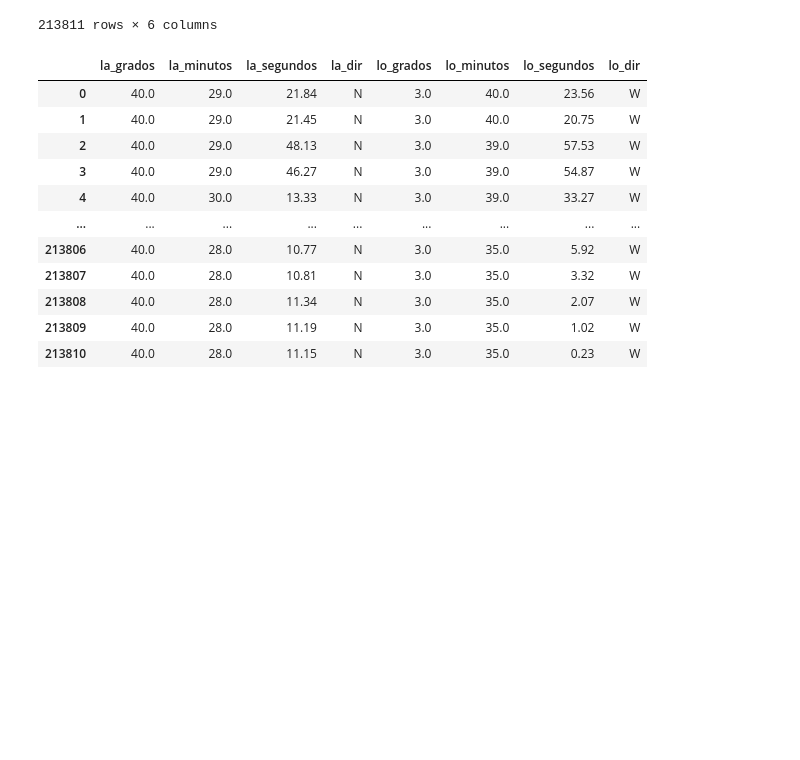
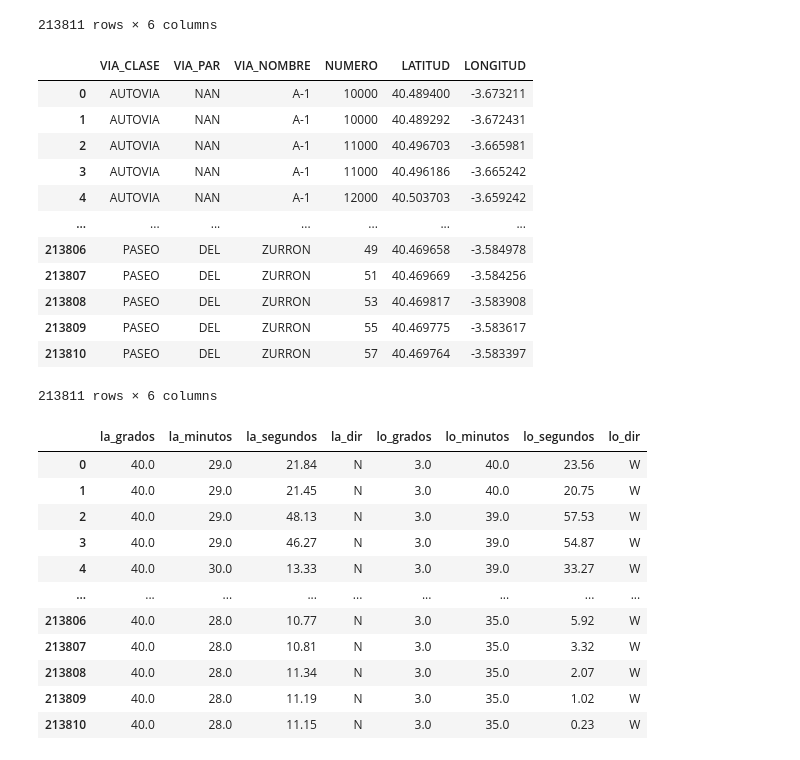
Before and after one commit to javmartineez/StreetWise, a Jupyter notebook: prueba.ipynb, the cells around one changed output. Drawn from its saved outputs; the diff is of its cells as text; code cells hidden in the pictures; blank space fills up the shorter version.

Commit message:
dockstring de gmd y mejora de él y normalizacion

```diff
--- a/prueba.ipynb
+++ b/prueba.ipynb
@@ -21,6 +21,55 @@ df
 | 213809 | PASEO | DEL | ZURRON | 55 | 40°28'11.19'' N | 3°35'1.02'' W |
 | 213810 | PASEO | DEL | ZURRON | 57 | 40°28'11.15'' N | 3°35'0.23'' W |
 213811 rows × 6 columns
+# %%
+def gmd_a_grados(data: pd.DataFrame) -> pd.Series:
+    lista_divisores = pd.array([1,60,3600])
+    valores = data.iloc[:,:-1]
+    valores = valores / lista_divisores
+    direccion = data.iloc[:,-1]
+    direccion = direccion.map({"N" : 1, "E" : 1, "S" : -1, "W" : -1})
+    return valores.sum(axis=1)*direccion
+
+def normaliza_texto(cadena: str) -> str:
+    """Mayúsculas, sin tildes ni eñes raras."""
+    if cadena is None:
+        return ""
+    s = str(cadena).upper()
+    reemplazos = {
+        "Á": "A", "É": "E", "Í": "I", "Ó": "O", "Ú": "U", "Ü": "U",
+        "À": "A", "È": "E", "Ì": "I", "Ò": "O", "Ù": "U",
+        "Ñ": "N",
+    }
+    return "".join(reemplazos.get(c, c) for c in s)
+
+regex = re.compile(r"(\d+)[°º]\s*(\d+)\'(\d+\.?\d*)\'\'\s*([NSEW])")
+aux = pd.DataFrame()
+cols_la = ["la_grados", "la_minutos", "la_segundos", "la_dir"]
+cols_lo = ["lo_grados", "lo_minutos", "lo_segundos", "lo_dir"]
+
+aux[cols_la] = df["LATITUD"].str.extract(regex)
+aux[cols_lo] = df["LONGITUD"].str.extract(regex)
+aux[cols_la[:-1] + cols_lo[:-1]] = aux[cols_la[:-1] + cols_lo[:-1]].astype("float")
+df["LATITUD"] = gmd_a_grados(aux[cols_la])
+df["LONGITUD"] = gmd_a_grados(aux[cols_lo])
+
+cols = ["VIA_CLASE", "VIA_PAR", "VIA_NOMBRE"]
+df[cols] = df[cols].apply(lambda col: col.map(normaliza_texto))
+df
+# %% [output]
+|  | VIA_CLASE | VIA_PAR | VIA_NOMBRE | NUMERO | LATITUD | LONGITUD |
+| 0 | AUTOVIA | NAN | A-1 | 10000 | 40.489400 | -3.673211 |
+| 1 | AUTOVIA | NAN | A-1 | 10000 | 40.489292 | -3.672431 |
+| 2 | AUTOVIA | NAN | A-1 | 11000 | 40.496703 | -3.665981 |
+| 3 | AUTOVIA | NAN | A-1 | 11000 | 40.496186 | -3.665242 |
+| 4 | AUTOVIA | NAN | A-1 | 12000 | 40.503703 | -3.659242 |
+| ... | ... | ... | ... | ... | ... | ... |
+| 213806 | PASEO | DEL | ZURRON | 49 | 40.469658 | -3.584978 |
+| 213807 | PASEO | DEL | ZURRON | 51 | 40.469669 | -3.584256 |
+| 213808 | PASEO | DEL | ZURRON | 53 | 40.469817 | -3.583908 |
+| 213809 | PASEO | DEL | ZURRON | 55 | 40.469775 | -3.583617 |
+| 213810 | PASEO | DEL | ZURRON | 57 | 40.469764 | -3.583397 |
+213811 rows × 6 columns
 # %%
 regex = r"(\d+)[°º]\s*(\d+)\'(\d+\.?\d*)\'\'\s*([NSEW])"
 aux = pd.DataFrame()
```
Also changed, not shown: 1 other file.
